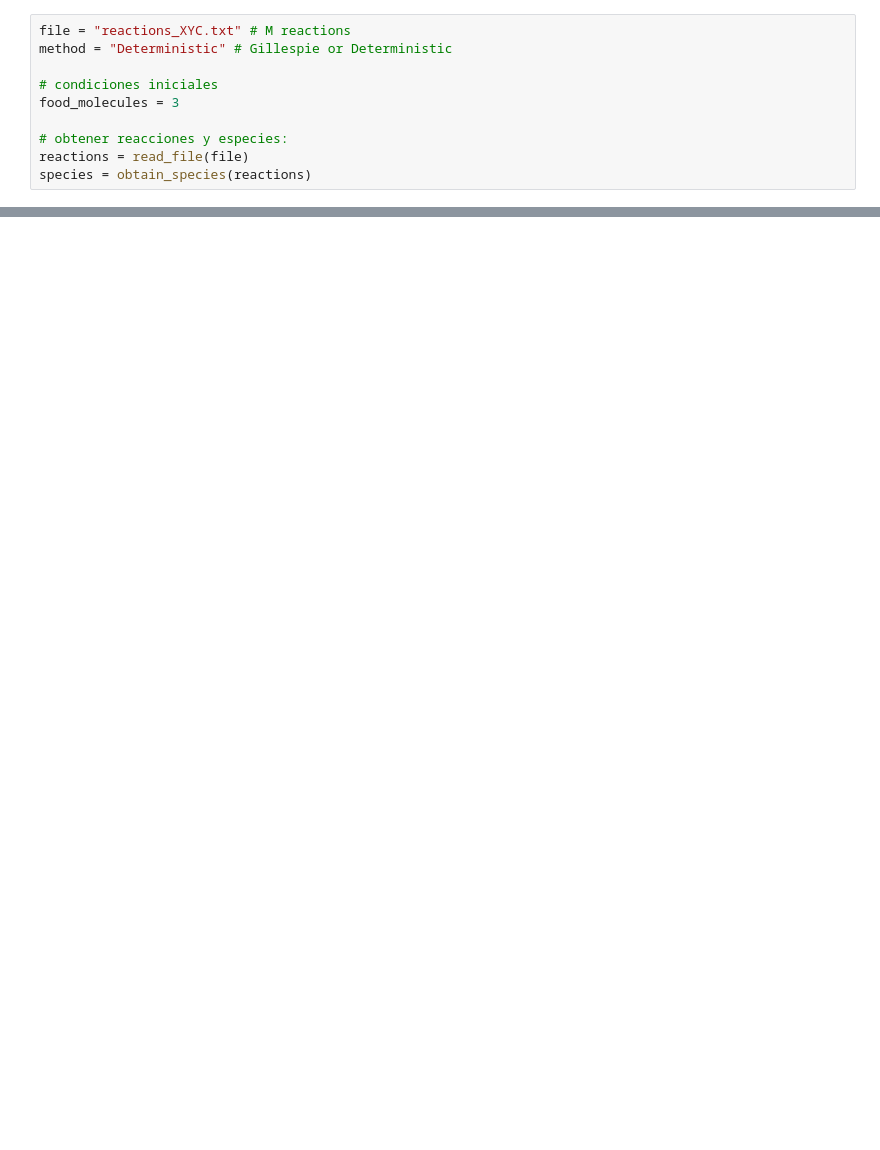
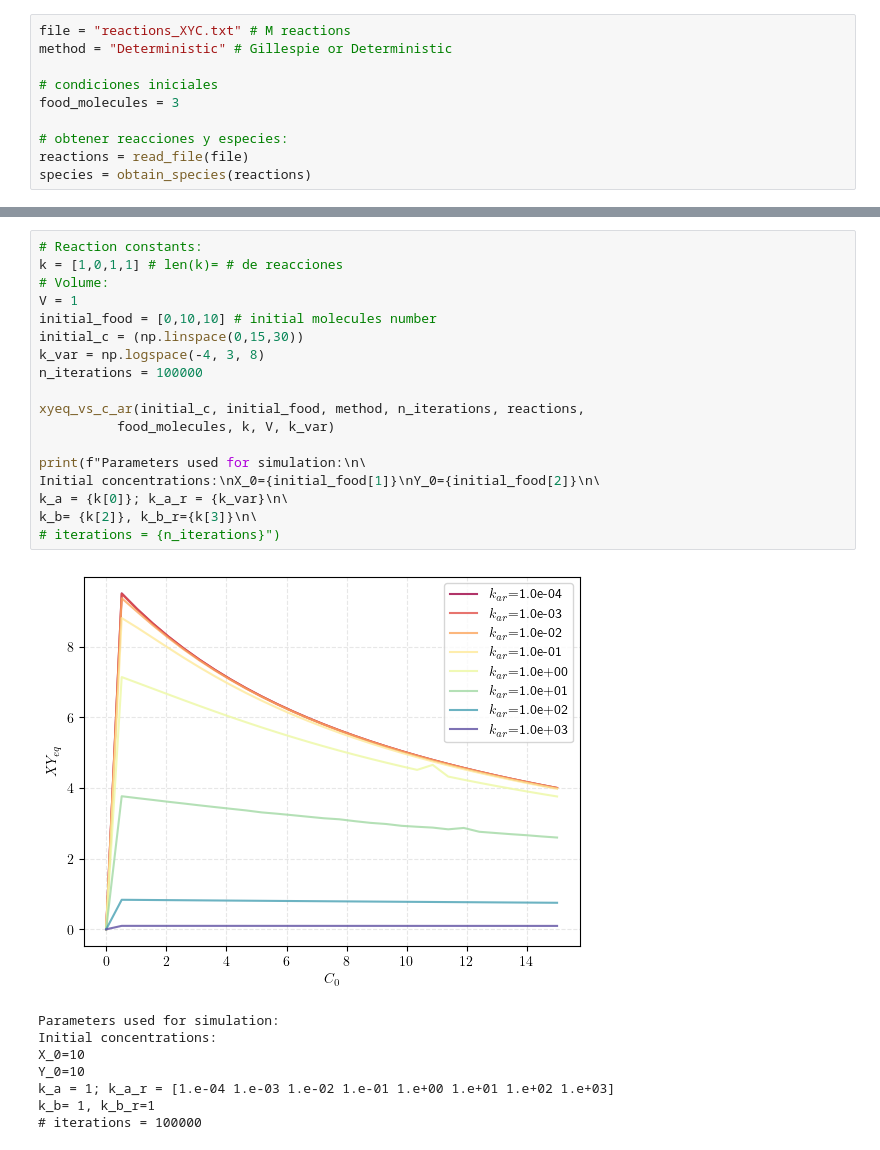
Before and after one commit to CAB-GCA/catalytic_world, a Jupyter notebook: graphs.ipynb, the cells around one changed output, grey strips where cells are left out. Cells and saved outputs as stored; diff of their text form; blank space fills up the shorter version.

```diff
--- a/graphs.ipynb
+++ b/graphs.ipynb
@@ -54,0 +233,27 @@ xyeq_vs_c(initial_c, initial_food, method, n_iterations, reactions,
+# %%
+# Reaction constants:
+k = [1,0,1,1] # len(k)= # de reacciones
+# Volume:
+V = 1
+initial_food = [0,10,10] # initial molecules number
+initial_c = (np.linspace(0,15,30))
+k_var = np.logspace(-4, 3, 8)
+n_iterations = 100000
+
+xyeq_vs_c_ar(initial_c, initial_food, method, n_iterations, reactions,
+          food_molecules, k, V, k_var)
+
+print(f"Parameters used for simulation:\n\
+Initial concentrations:\nX_0={initial_food[1]}\nY_0={initial_food[2]}\n\
+k_a = {k[0]}; k_a_r = {k_var}\n\
+k_b= {k[2]}, k_b_r={k[3]}\n\
+# iterations = {n_iterations}")
+# %% [output]
+[figure, added]
+Parameters used for simulation:
+Initial concentrations:
+X_0=10
+Y_0=10
+k_a = 1; k_a_r = [1.e-04 1.e-03 1.e-02 1.e-01 1.e+00 1.e+01 1.e+02 1.e+03]
+k_b= 1, k_b_r=1
+# iterations = 100000
```
Also changed, not shown: parts of 21 cells of this notebook, 1 other file.
